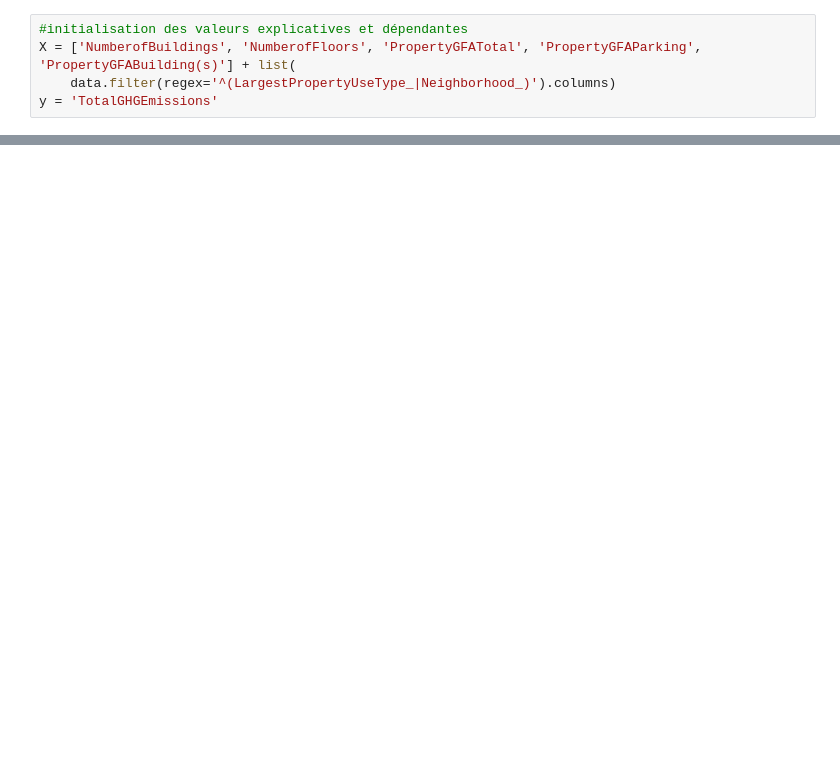
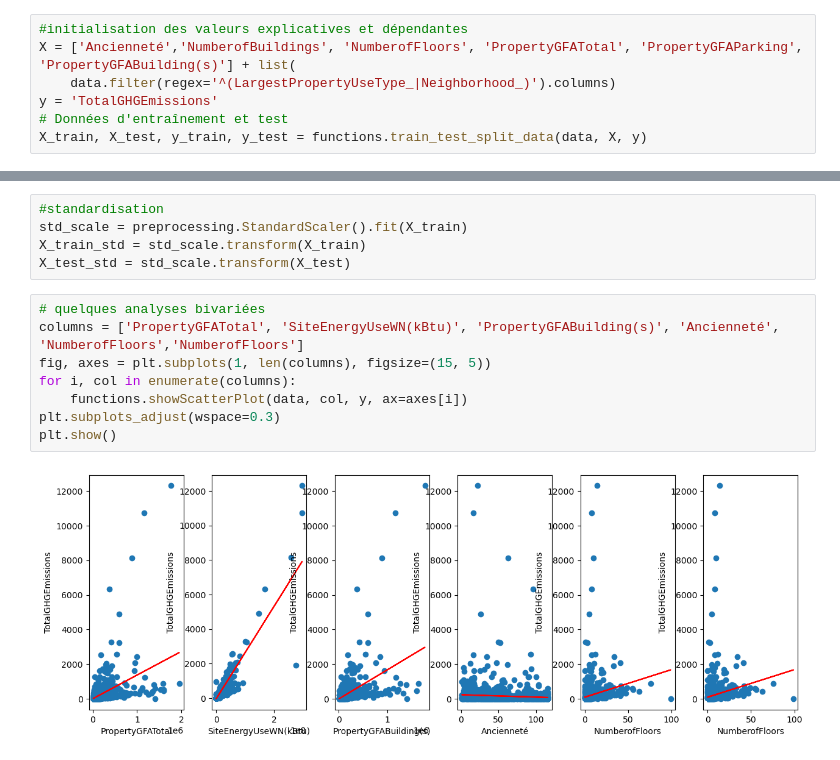
Before and after one commit to BinaryLost/machine_learning_projects, a Jupyter notebook: projet_3/analyse_emission.ipynb, the cells around one changed output, grey strips where cells are left out. Drawn from its saved outputs; the diff is of its cells as text; blank space fills up the shorter version.

```diff
--- a/projet_3/analyse_emission.ipynb
+++ b/projet_3/analyse_emission.ipynb
@@ -10,6 +14,8 @@ data = pd.read_csv('cleaned_data.csv')
 pd.options.display.max_columns = data.shape[1]
 # %%
 #initialisation des valeurs explicatives et dépendantes
-X = ['NumberofBuildings', 'NumberofFloors', 'PropertyGFATotal', 'PropertyGFAParking', 'PropertyGFABuilding(s)'] + list(
+X = ['Ancienneté','NumberofBuildings', 'NumberofFloors', 'PropertyGFATotal', 'PropertyGFAParking', 'PropertyGFABuilding(s)'] + list(
     data.filter(regex='^(LargestPropertyUseType_|Neighborhood_)').columns)
 y = 'TotalGHGEmissions'
+# Données d'entraînement et test
+X_train, X_test, y_train, y_test = functions.train_test_split_data(data, X, y)
@@ -28,0 +22,15 @@ functions.showScatterPlot(data, 'NumberofFloors', y)
+# %%
+#standardisation
+std_scale = preprocessing.StandardScaler().fit(X_train)
+X_train_std = std_scale.transform(X_train)
+X_test_std = std_scale.transform(X_test)
+# %%
+# quelques analyses bivariées
+columns = ['PropertyGFATotal', 'SiteEnergyUseWN(kBtu)', 'PropertyGFABuilding(s)', 'Ancienneté', 'NumberofFloors','NumberofFloors']
+fig, axes = plt.subplots(1, len(columns), figsize=(15, 5))
+for i, col in enumerate(columns):
+    functions.showScatterPlot(data, col, y, ax=axes[i])
+plt.subplots_adjust(wspace=0.3)
+plt.show()
+# %% [output]
+[figure, added]
```
Also changed, not shown: parts of 9 cells of this notebook, 3 other files.
